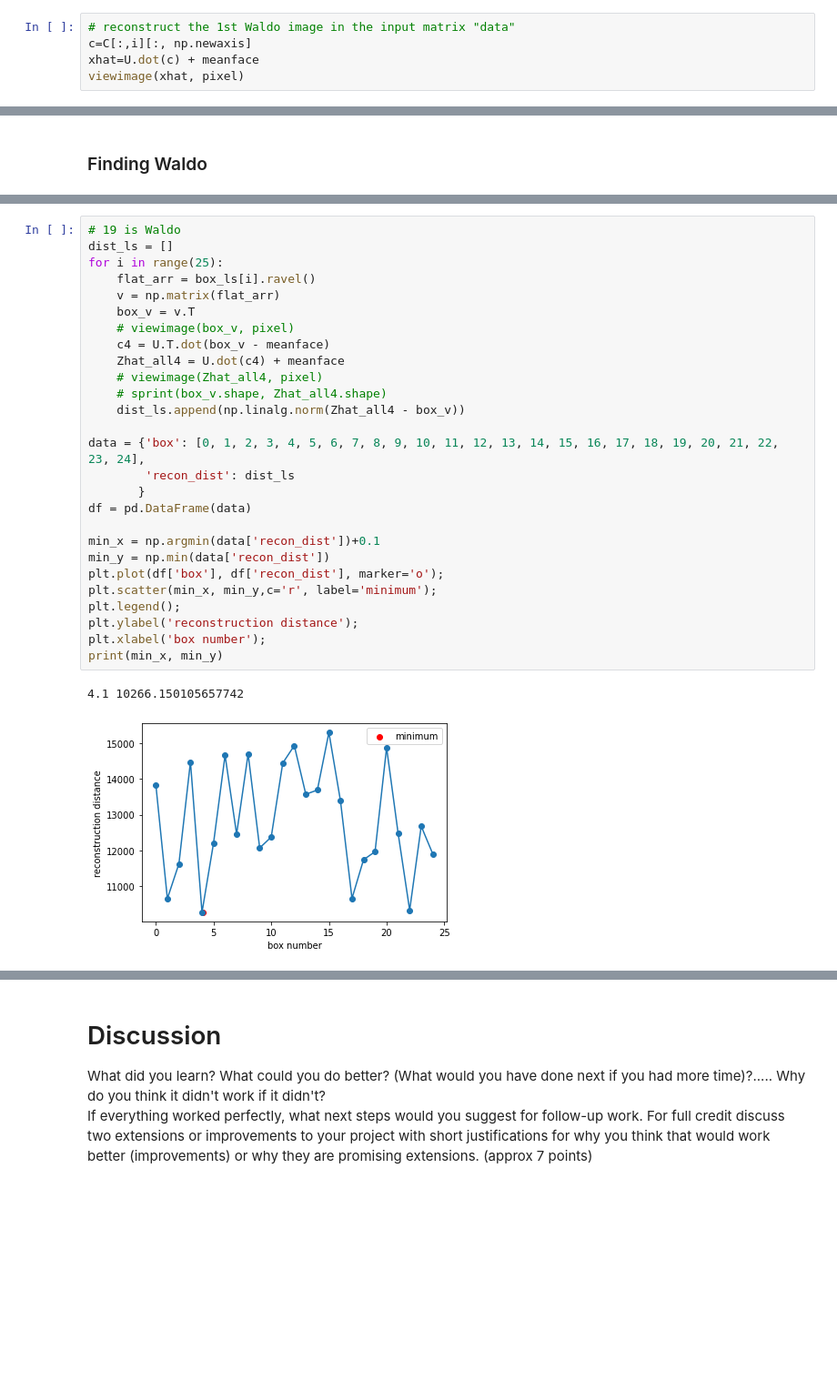
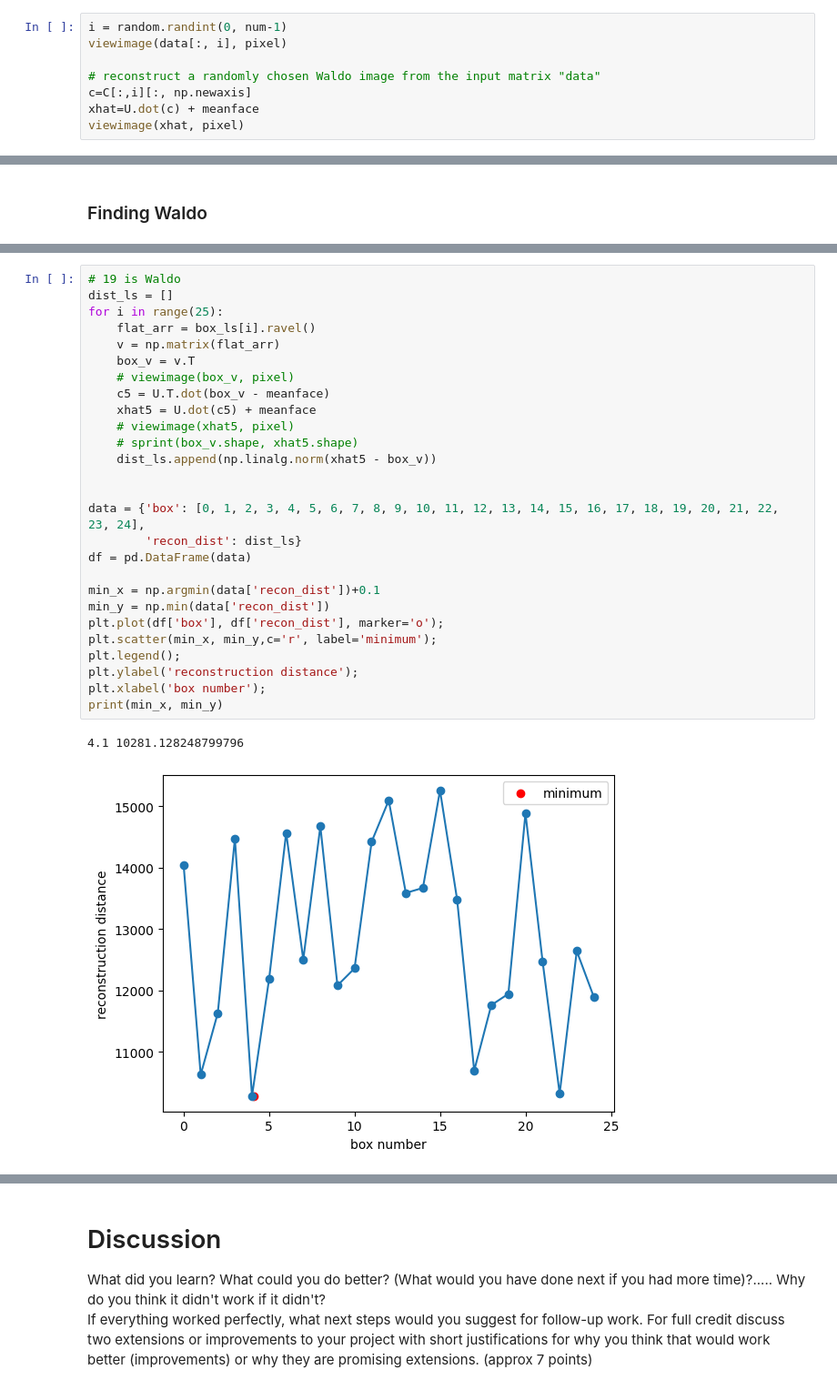
Before and after one commit to lilly-pad/COGS-118B-Final-Project, a Jupyter notebook: project_64-updated.ipynb, the cells around one changed output, grey strips where cells are left out. Shown: that part at 91% size. Saved outputs shown, nothing was run; the diff lists cells and outputs as text; blank space fills up the shorter version.

```diff
--- a/project_64-updated.ipynb
+++ b/project_64-updated.ipynb
@@ -186,5 +190,8 @@ viewimage(data[:, i], pixel)
 # %%
-# reconstruct the 1st Waldo image in the input matrix "data"
+i = random.randint(0, num-1)
+viewimage(data[:, i], pixel)
+
+# reconstruct a randomly chosen Waldo image from the input matrix "data"
 c=C[:,i][:, np.newaxis]
 xhat=U.dot(c) + meanface
 viewimage(xhat, pixel)
@@ -272,33 +272,33 @@ for i in range(5):
 # %%
 # 19 is Waldo
 dist_ls = []
 for i in range(25):
     flat_arr = box_ls[i].ravel()
     v = np.matrix(flat_arr)
     box_v = v.T
     # viewimage(box_v, pixel)
-    c4 = U.T.dot(box_v - meanface)
-    Zhat_all4 = U.dot(c4) + meanface
-    # viewimage(Zhat_all4, pixel)
-    # sprint(box_v.shape, Zhat_all4.shape)
-    dist_ls.append(np.linalg.norm(Zhat_all4 - box_v))
+    c5 = U.T.dot(box_v - meanface)
+    xhat5 = U.dot(c5) + meanface
+    # viewimage(xhat5, pixel)
+    # sprint(box_v.shape, xhat5.shape)
+    dist_ls.append(np.linalg.norm(xhat5 - box_v))
+
 
 data = {'box': [0, 1, 2, 3, 4, 5, 6, 7, 8, 9, 10, 11, 12, 13, 14, 15, 16, 17, 18, 19, 20, 21, 22, 23, 24],
-        'recon_dist': dist_ls
-       }
+        'recon_dist': dist_ls}
 df = pd.DataFrame(data)
 
 min_x = np.argmin(data['recon_dist'])+0.1
 min_y = np.min(data['recon_dist'])
 plt.plot(df['box'], df['recon_dist'], marker='o');
 plt.scatter(min_x, min_y,c='r', label='minimum');
 plt.legend();
 plt.ylabel('reconstruction distance');
 plt.xlabel('box number');
 print(min_x, min_y)
 # %% [output]
-4.1 10266.150105657742
+4.1 10281.128248799796
-[figure, old version]
+[figure, new version]
 # %%
 i = 4
 flat_arr = box_ls[i].ravel()
```
Also changed, not shown: parts of 28 cells of this notebook.
